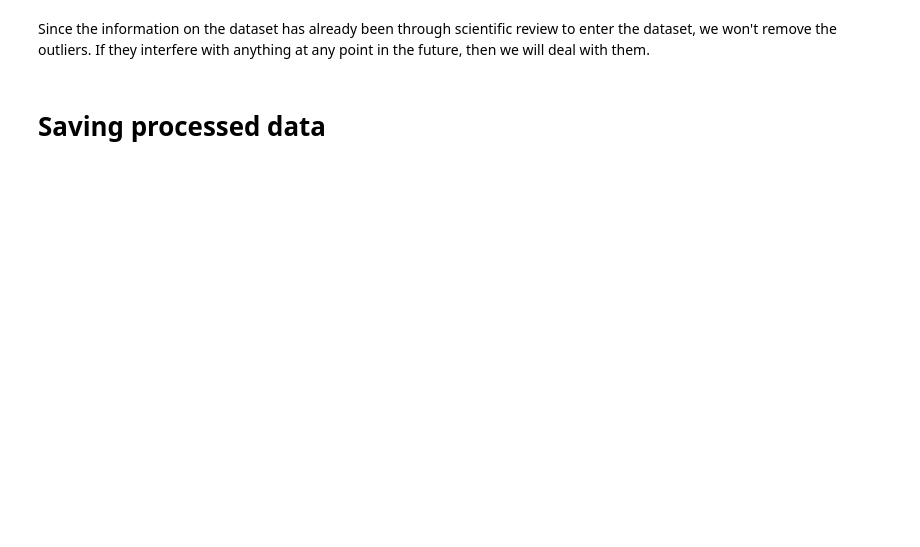
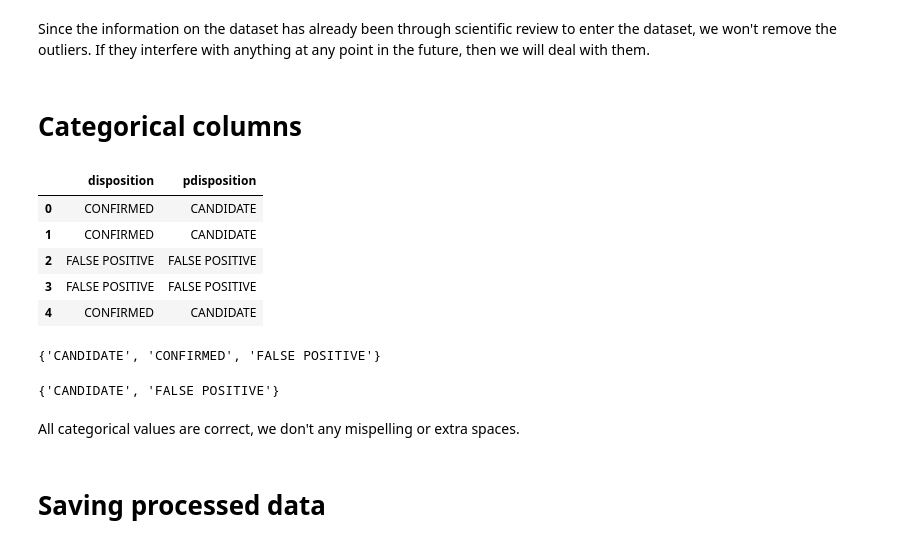
Before and after one commit to annaviper/exoplanets, a Jupyter notebook: 1-data-cleaning/kepler.ipynb, the cells around one changed output. Cells and saved outputs as stored; diff of their text form; code cells hidden in the pictures; blank space fills up the shorter version.

```diff
--- a/1-data-cleaning/kepler.ipynb
+++ b/1-data-cleaning/kepler.ipynb
@@ -159,4 +219,26 @@ plt.show()
 # %% [markdown]
 Since the information on the dataset has already been through scientific review to enter the dataset, we won't remove the outliers. If they interfere with anything at any point in the future, then we will deal with them.
+# %% [markdown]
+# Categorical columns
+# %%
+kepler_cat = kepler.select_dtypes(exclude=["number","bool_"])
+kepler_cat.head()
+# %% [output]
+|  | disposition | pdisposition |
+| 0 | CONFIRMED | CANDIDATE |
+| 1 | CONFIRMED | CANDIDATE |
+| 2 | FALSE POSITIVE | FALSE POSITIVE |
+| 3 | FALSE POSITIVE | FALSE POSITIVE |
+| 4 | CONFIRMED | CANDIDATE |
+# %%
+set(kepler_cat.disposition)
+# %% [output]
+{'CANDIDATE', 'CONFIRMED', 'FALSE POSITIVE'}
+# %%
+set(kepler_cat.pdisposition)
+# %% [output]
+{'CANDIDATE', 'FALSE POSITIVE'}
+# %% [markdown]
+All categorical values are correct, we don't any mispelling or extra spaces.
 # %% [markdown]
 # Saving processed data
```
Also changed, not shown: parts of 29 cells of this notebook, 1 other file.
